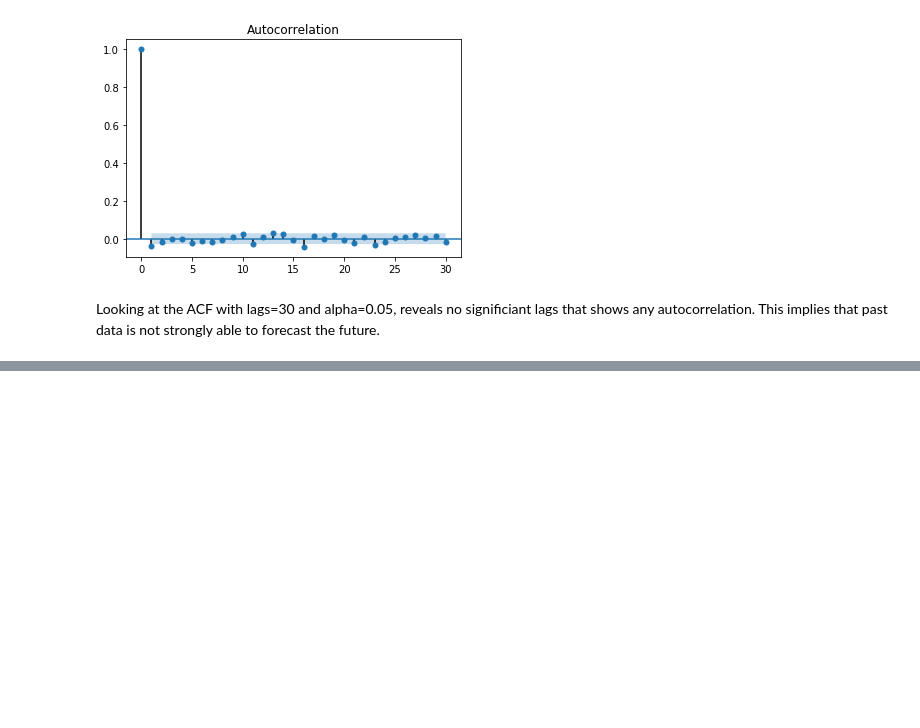
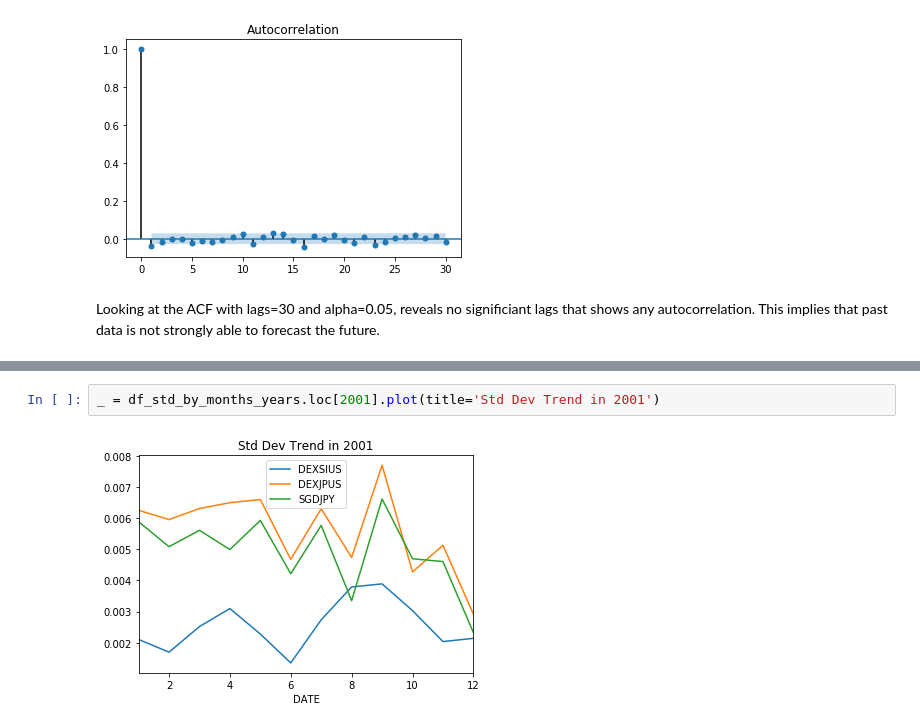
Before and after one commit to goodaccoustics/foreignexchange, a Jupyter notebook: Test for Correlation, Autocorrelation - JPY, SGD, SGDJPY.ipynb, the cells around one changed output, grey strips where cells are left out. Drawn from its saved outputs; the diff is of its cells as text; blank space fills up the shorter version.

```diff
--- a/Time Series, Correlation, Autocorrelation, ACF - JPY, SGD, SGDJPY.ipynb
+++ b/Test for Correlation, Autocorrelation - JPY, SGD, SGDJPY.ipynb
@@ -203,0 +251,4 @@ Looking at the ACF with lags=30 and alpha=0.05, reveals no significiant lags tha
+# %%
+_ = df_std_by_months_years.loc[2001].plot(title='Std Dev Trend in 2001')
+# %% [output]
+[figure, added]
```
Also changed, not shown: parts of 9 cells of this notebook, 14 other files.
